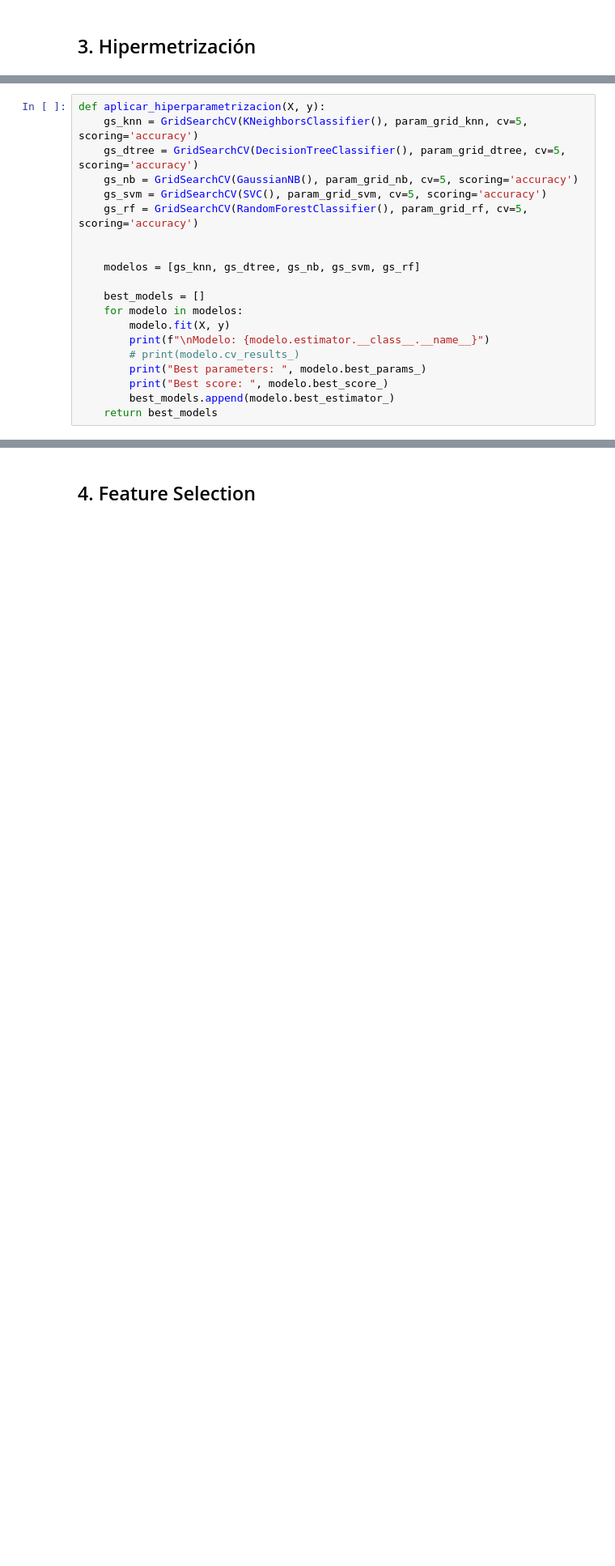
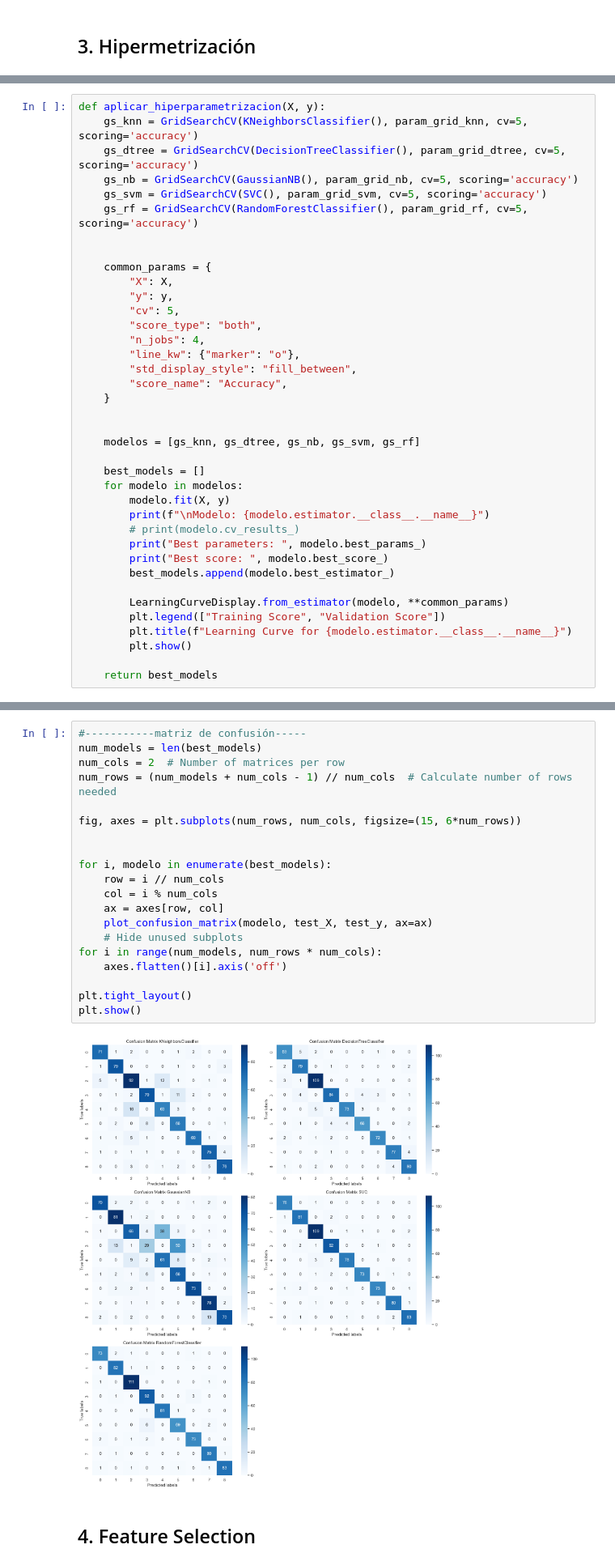
Before and after one commit to nmartinser/Telerehabilitation, a Jupyter notebook: notebooks/ml_gestureLabel.ipynb, the cells around one changed output, grey strips where cells are left out. Shown at 81% size. Saved outputs shown, nothing was run; the diff lists cells and outputs as text; blank space fills up the shorter version.

```diff
--- a/notebooks/ml_gestureLabel.ipynb
+++ b/notebooks/ml_gestureLabel.ipynb
@@ -170,6 +208,18 @@ def aplicar_hiperparametrizacion(X, y):
     gs_nb = GridSearchCV(GaussianNB(), param_grid_nb, cv=5, scoring='accuracy')
     gs_svm = GridSearchCV(SVC(), param_grid_svm, cv=5, scoring='accuracy')
     gs_rf = GridSearchCV(RandomForestClassifier(), param_grid_rf, cv=5, scoring='accuracy')
+
+
+    common_params = {
+        "X": X,
+        "y": y,
+        "cv": 5,
+        "score_type": "both",
+        "n_jobs": 4,
+        "line_kw": {"marker": "o"},
+        "std_display_style": "fill_between",
+        "score_name": "Accuracy",
+    }
 
 
     modelos = [gs_knn, gs_dtree, gs_nb, gs_svm, gs_rf]
@@ -182,5 +232,11 @@ def aplicar_hiperparametrizacion(X, y):
         print("Best parameters: ", modelo.best_params_)
         print("Best score: ", modelo.best_score_)
         best_models.append(modelo.best_estimator_)
+
+        LearningCurveDisplay.from_estimator(modelo, **common_params)
+        plt.legend(["Training Score", "Validation Score"])
+        plt.title(f"Learning Curve for {modelo.estimator.__class__.__name__}")
+        plt.show()
+
     return best_models
 # %%
@@ -225,6 +285,28 @@ Modelo: KNeighborsClassifier
     accuracy                           0.96       777
    macro avg       0.96      0.96      0.96       777
 weighted avg       0.96      0.96      0.96       777
+# %%
+#-----------matriz de confusión-----
+num_models = len(best_models)
+num_cols = 2  # Number of matrices per row
+num_rows = (num_models + num_cols - 1) // num_cols  # Calculate number of rows needed
+
+fig, axes = plt.subplots(num_rows, num_cols, figsize=(15, 6*num_rows))
+
+
+for i, modelo in enumerate(best_models):
+    row = i // num_cols
+    col = i % num_cols
+    ax = axes[row, col]
+    plot_confusion_matrix(modelo, test_X, test_y, ax=ax)
+    # Hide unused subplots
+for i in range(num_models, num_rows * num_cols):
+    axes.flatten()[i].axis('off')
+
+plt.tight_layout()
+plt.show()
+# %% [output]
+[figure, added]
 # %% [markdown]
 ## 4. Feature Selection
 # %% [markdown]
```
Also changed, not shown: parts of 16 cells of this notebook, 2 other files.
